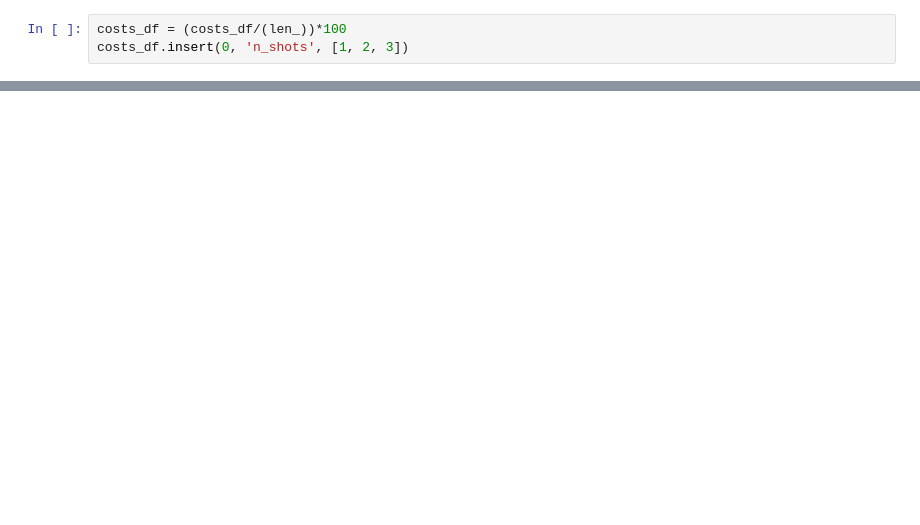
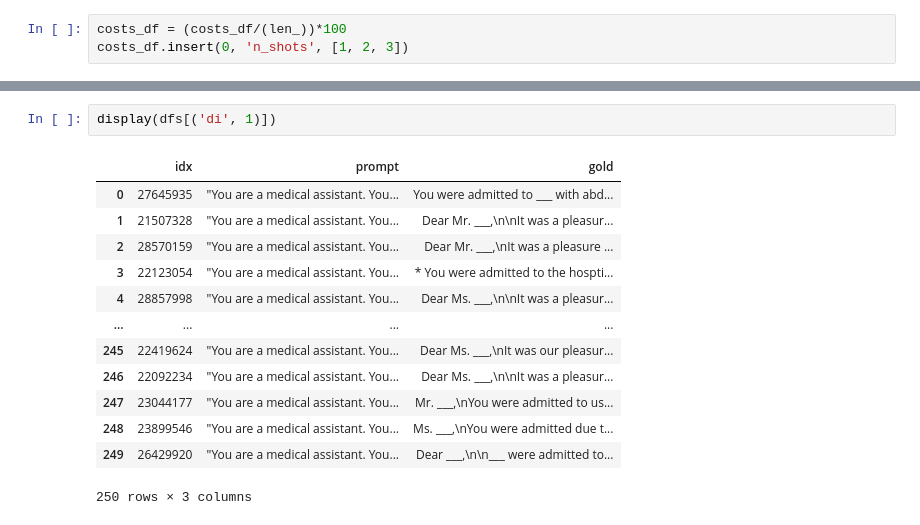
Before and after one commit to HAOTIAN89/MEDISCHARGE, a Jupyter notebook: src/inference/open_ai_estimate_cost.ipynb, the cells around one changed output, grey strips where cells are left out. Drawn from its saved outputs; the diff is of its cells as text; blank space fills up the shorter version.

```diff
--- a/src/inference/open_ai_estimate_cost.ipynb
+++ b/src/inference/open_ai_estimate_cost.ipynb
@@ -64,3 +61,19 @@ display(costs_df)
+# %%
+display(dfs[('di', 1)])
+# %% [output]
+|  | idx | prompt | gold |
+| 0 | 27645935 | "You are a medical assistant. You... | You were admitted to ___ with abd... |
+| 1 | 21507328 | "You are a medical assistant. You... | Dear Mr. ___,\n\nIt was a pleasur... |
+| 2 | 28570159 | "You are a medical assistant. You... | Dear Mr. ___,\nIt was a pleasure ... |
+| 3 | 22123054 | "You are a medical assistant. You... | * You were admitted to the hospti... |
+| 4 | 28857998 | "You are a medical assistant. You... | Dear Ms. ___,\n\nIt was a pleasur... |
+| ... | ... | ... | ... |
+| 245 | 22419624 | "You are a medical assistant. You... | Dear Ms. ___,\nIt was our pleasur... |
+| 246 | 22092234 | "You are a medical assistant. You... | Dear Ms. ___,\n\nIt was a pleasur... |
+| 247 | 23044177 | "You are a medical assistant. You... | Mr. ___,\nYou were admitted to us... |
+| 248 | 23899546 | "You are a medical assistant. You... | Ms. ___,\nYou were admitted due t... |
+| 249 | 26429920 | "You are a medical assistant. You... | Dear ___,\n\n___ were admitted to... |
+250 rows × 3 columns
 # %%
 print(dfs[('bhc', 2)]['prompt'][5])
 # %% [output]
```
Also changed, not shown: parts of 8 cells of this notebook, 3 other files.
